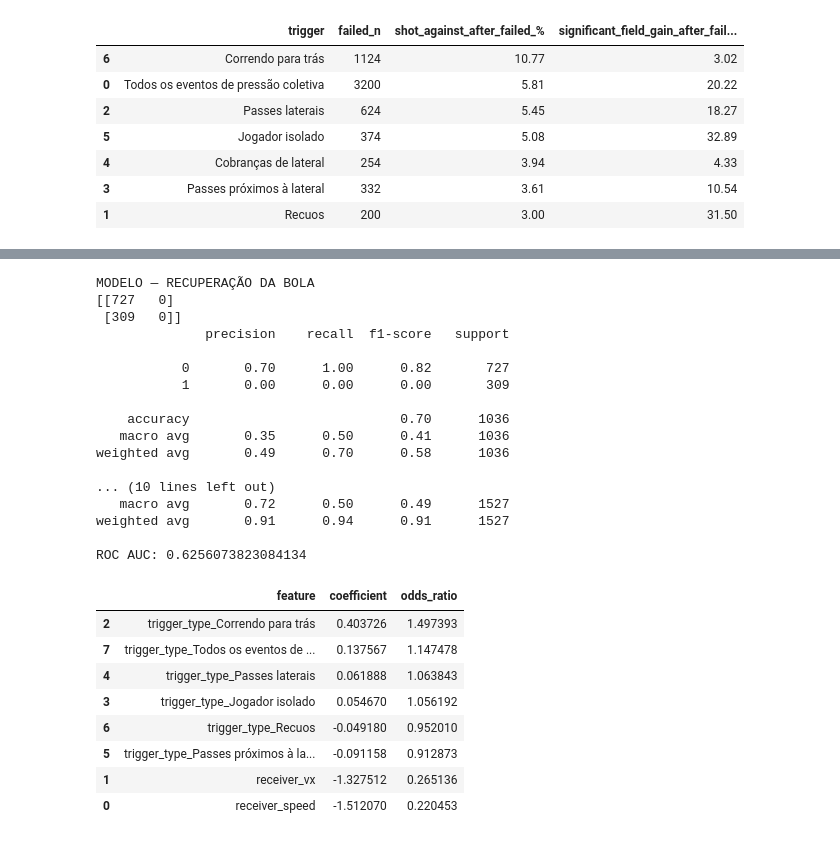
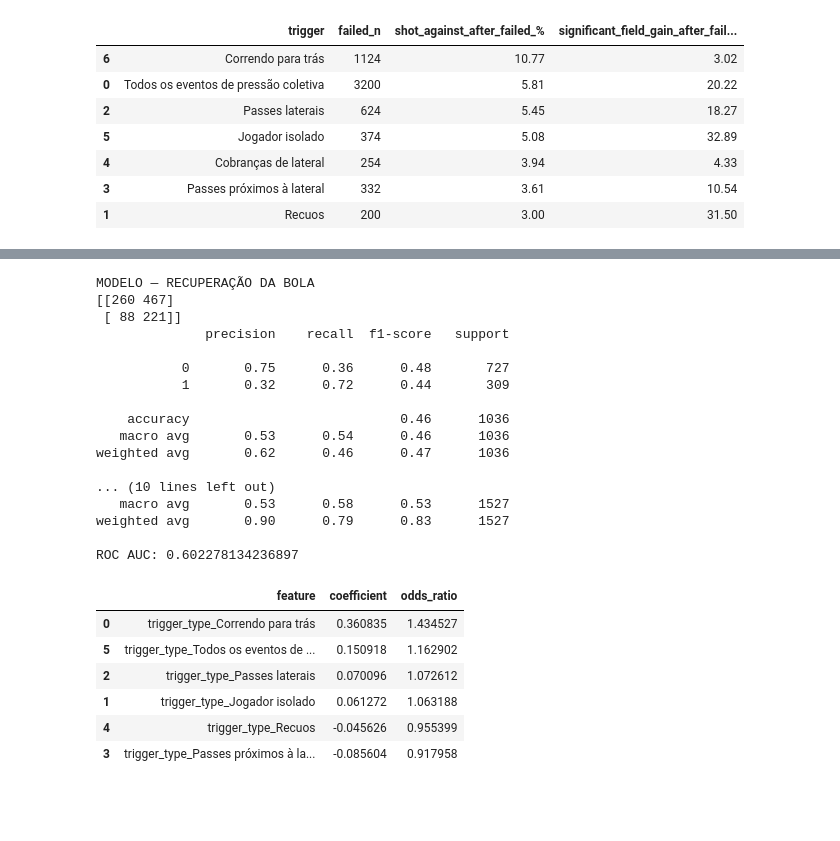
Before and after one commit to AbraaoCG/SoccerPressing, a Jupyter notebook: triggers_v0.ipynb, the cells around one changed output, grey strips where cells are left out. Drawn from its saved outputs; the diff is of its cells as text; code cells hidden in the pictures; blank space fills up the shorter version.

Commit message:
Added correlation matrix and fixed regression

```diff
--- a/triggers_v0.ipynb
+++ b/triggers_v0.ipynb
@@ -1124,7 +1209,7 @@ trigger_sets = {
     "Passes laterais": lateral_passes,
     "Passes próximos à lateral": sideline_passes,
     "Cobranças de lateral": throw_ins,
-    "Passes para goleiro": gk_passes,
+    #"Passes para goleiro": gk_passes,
     "Jogador isolado": open_area_passes,
     "Correndo para trás": body_angle_passes,
 }
@@ -1139,11 +1224,8 @@ model_df["recovered"] = model_df["recovered"].astype(int)
 feature_columns = ["trigger_type"]
 
 optional_features = [
-    "receiver_speed",
-    "receiver_vx",
-    "distance_to_sideline",
-    "defenders_nearby",
-    "attackers_nearby"
+    #"receiver_speed",
+    #"receiver_vx",
 ]
 
 for col in optional_features:
@@ -1165,7 +1247,7 @@ X_train, X_test, y_train, y_test = train_test_split(
 
 recovery_model = Pipeline([
     ("scaler", StandardScaler()),
-    ("logreg", LogisticRegression(max_iter=1000))
+    ("logreg", LogisticRegression(max_iter=1000, class_weight="balanced"))
 ])
 
 recovery_model.fit(X_train, y_train)
@@ -1245,7 +1327,7 @@ X_train, X_test, y_train, y_test = train_test_split(
 
 shot_model = Pipeline([
     ("scaler", StandardScaler()),
-    ("logreg", LogisticRegression(max_iter=1000))
+    ("logreg", LogisticRegression(max_iter=1000, class_weight="balanced"))
 ])
 
 shot_model.fit(X_train, y_train)
@@ -1253,48 +1335,46 @@ shot_model.fit(X_train, y_train)
 y_pred = shot_model.predict(X_test)
 y_prob = shot_model.predict_proba(X_test)[:, 1]
 
 print("MODELO — FINALIZAÇÃO ADVERSÁRIA APÓS FALHA")
 print(confusion_matrix(y_test, y_pred))
 print(classification_report(y_test, y_pred))
 print("ROC AUC:", roc_auc_score(y_test, y_prob))
 
 shot_coefficients = pd.DataFrame({
     "feature": X_shot.columns,
     "coefficient": shot_model.named_steps["logreg"].coef_[0]
 })
 
 shot_coefficients["odds_ratio"] = np.exp(
     shot_coefficients["coefficient"]
 )
 
 shot_coefficients.sort_values(
     "odds_ratio",
     ascending=False
 )
 # %% [output]
 MODELO — RECUPERAÇÃO DA BOLA
-[[727   0]
- [309   0]]
+[[260 467]
+ [ 88 221]]
               precision    recall  f1-score   support
 
-           0       0.70      1.00      0.82       727
-           1       0.00      0.00      0.00       309
+           0       0.75      0.36      0.48       727
+           1       0.32      0.72      0.44       309
 
-    accuracy                           0.70      1036
-   macro avg       0.35      0.50      0.41      1036
-weighted avg       0.49      0.70      0.58      1036
+    accuracy                           0.46      1036
+   macro avg       0.53      0.54      0.46      1036
+weighted avg       0.62      0.46      0.47      1036
 
 ... (10 lines left out)
-   macro avg       0.72      0.50      0.49      1527
-weighted avg       0.91      0.94      0.91      1527
+   macro avg       0.53      0.58      0.53      1527
+weighted avg       0.90      0.79      0.83      1527
 
-ROC AUC: 0.6256073823084134
+ROC AUC: 0.602278134236897
 |  | feature | coefficient | odds_ratio |
-| 2 | trigger_type_Correndo para trás | 0.403726 | 1.497393 |
-| 7 | trigger_type_Todos os eventos de ... | 0.137567 | 1.147478 |
-| 4 | trigger_type_Passes laterais | 0.061888 | 1.063843 |
-| 3 | trigger_type_Jogador isolado | 0.054670 | 1.056192 |
-| 6 | trigger_type_Recuos | -0.049180 | 0.952010 |
-| 5 | trigger_type_Passes próximos à la... | -0.091158 | 0.912873 |
-| 1 | receiver_vx | -1.327512 | 0.265136 |
-| 0 | receiver_speed | -1.512070 | 0.220453 |
+| 0 | trigger_type_Correndo para trás | 0.360835 | 1.434527 |
+| 5 | trigger_type_Todos os eventos de ... | 0.150918 | 1.162902 |
+| 2 | trigger_type_Passes laterais | 0.070096 | 1.072612 |
+| 1 | trigger_type_Jogador isolado | 0.061272 | 1.063188 |
+| 4 | trigger_type_Recuos | -0.045626 | 0.955399 |
+| 3 | trigger_type_Passes próximos à la... | -0.085604 | 0.917958 |
```
Also changed, not shown: parts of 3 cells of this notebook.
